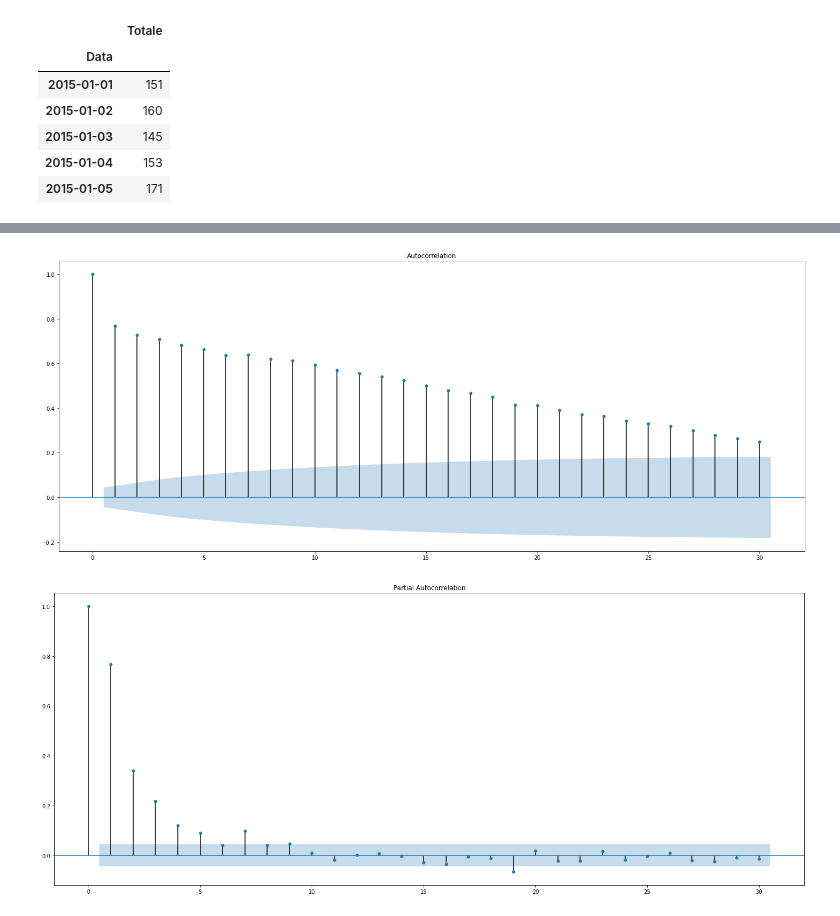
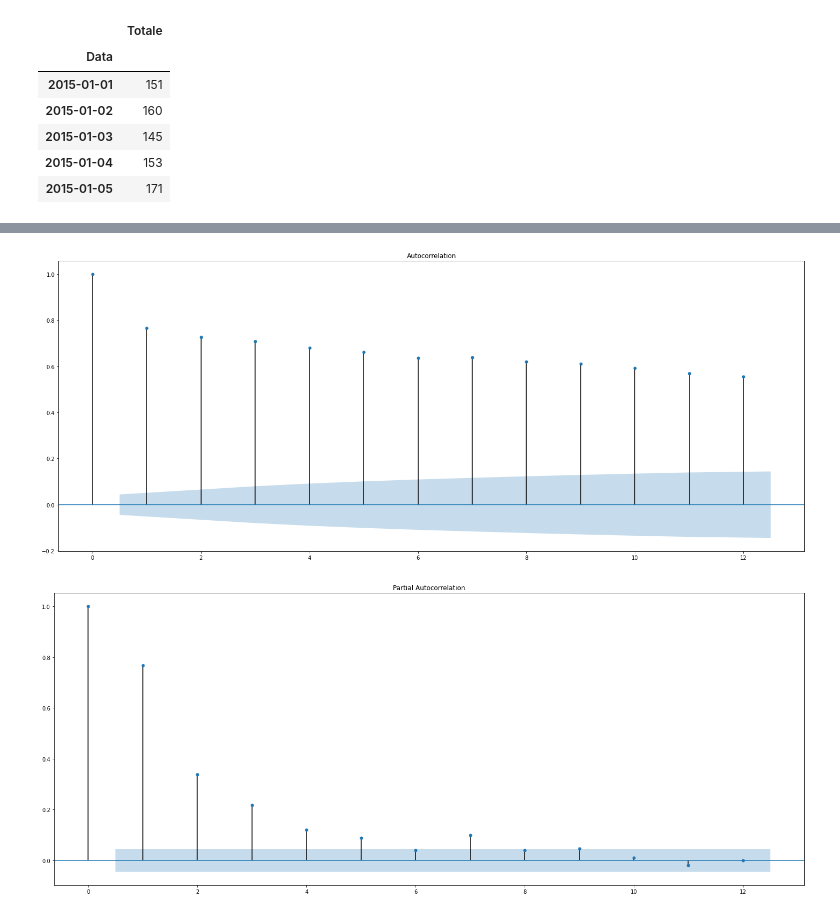
Before and after one commit to SofiaBlack/COVID-19_deaths_analysis, a Jupyter notebook: SARIMAX Model.ipynb, the cells around one changed output, grey strips where cells are left out. Drawn from its saved outputs; the diff is of its cells as text; code cells hidden in the pictures.

```diff
--- a/SARIMAX Model.ipynb
+++ b/SARIMAX Model.ipynb
@@ -136,12 +156,12 @@ X is stationary
 # %%
 from statsmodels.graphics.tsaplots import plot_acf, plot_pacf
 fig_acf,ax_acf = plt.subplots(figsize=(25, 10))
 fig_pacf,ax_pacf = plt.subplots(figsize=(25, 10))
-plot_acf(ts, lags =30, ax=ax_acf)
-plot_pacf(ts, lags =30, ax=ax_pacf)
+plot_acf(ts, lags =12, ax=ax_acf)
+plot_pacf(ts, lags =12, ax=ax_pacf)
 plt.show()
 # %% [output]
-[figure, old version]
+[figure, new version]
-[figure, old version]
+[figure, new version]
 # %%
 from datetime import datetime
```
Also changed, not shown: parts of 17 cells of this notebook, 1 other file.
